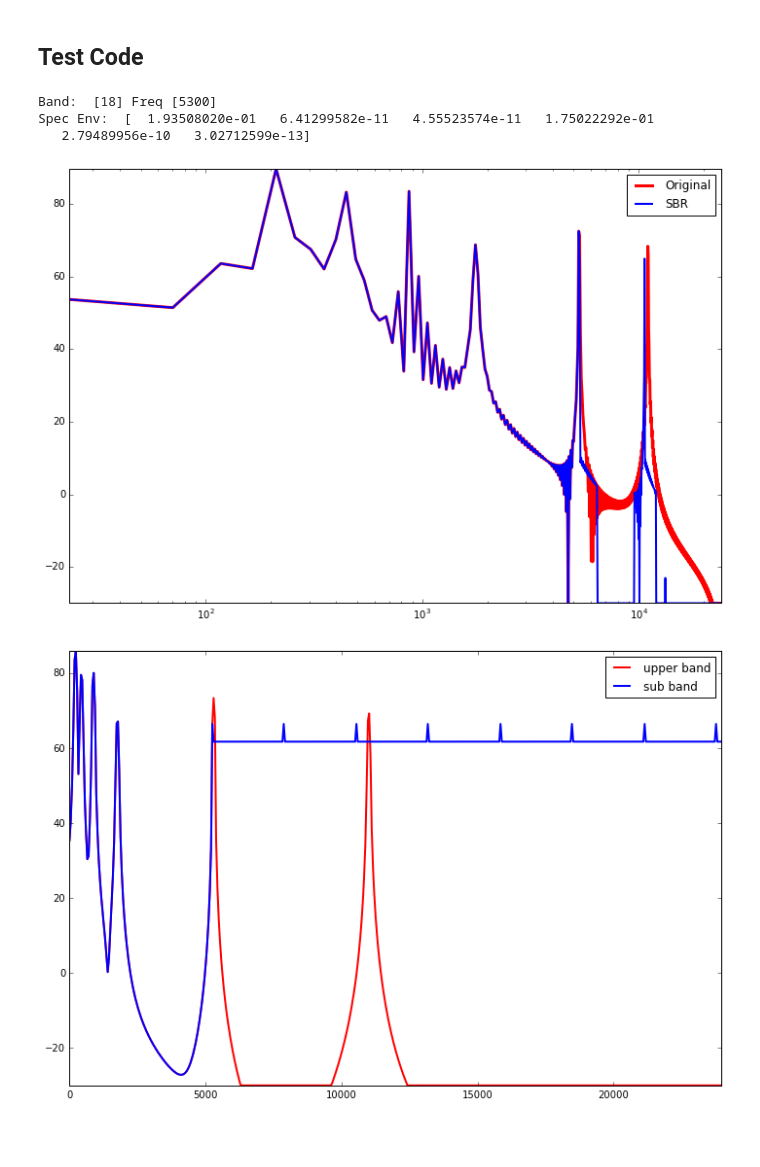
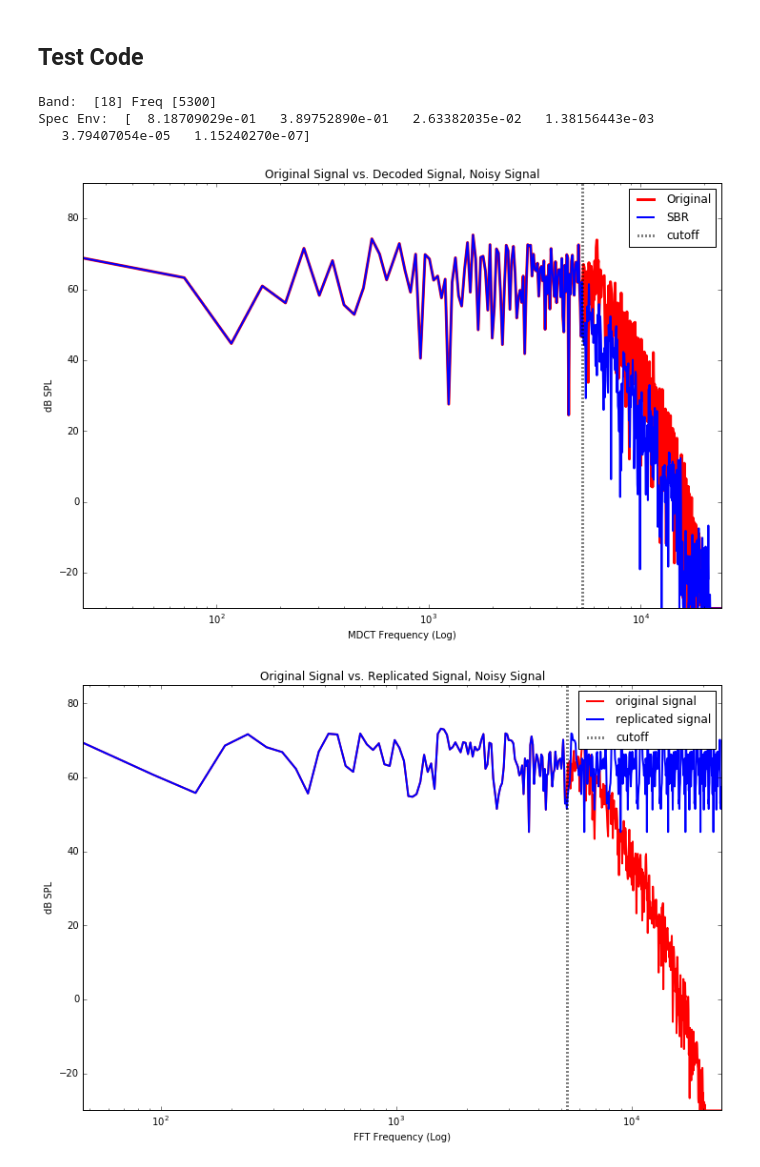
Before and after one commit to nickgang/ccrmac, a Jupyter notebook: baseCoder/SBR.ipynb, the cells around one changed output. Drawn from its saved outputs; the diff is of its cells as text; code cells hidden in the pictures; blank space fills up the shorter version.

Commit message:
Adding nice plotting stuff to ipython notebook.

```diff
--- a/baseCoder/SBR.ipynb
+++ b/baseCoder/SBR.ipynb
@@ -35,9 +35,9 @@ def calcSpecEnv(data,cutoff,fs,hfRecType=2):
         subSTD = np.std(subBand)
         if tonalness>15:
             # Add noise to peaky sub band for bins more than 1 STD below the mean
-            noiseBins = len(np.nonzero(subBand<np.mean(subBand)))
+            noiseBins = len(subBand[np.nonzero(subBand<np.mean(subBand))])
             subBand[np.nonzero(subBand<np.mean(subBand))] += \
-                            np.absolute(np.random.normal(0,0.001,noiseBins))
+                            np.absolute(np.random.normal(0,0.00001,noiseBins))
         # Add in additional high frequencies if there are less
         lowSize = int(len(subBand))
         highSize = int(len(XnI[cutBin:]))
@@ -69,9 +69,14 @@ def calcSpecEnv(data,cutoff,fs,hfRecType=2):
     specEnv[np.nonzero(np.isnan(specEnv))] = 1 # Get rid of pesky nans
 
     plt.figure(2)
-    plt.plot(freqVec,p.SPL(XnI),color='red',lw=2,label='upper band')
+    plt.semilogx(freqVec,p.SPL(XnI),color='red',lw=2,label='original signal')
     plt.hold(True)
-    plt.plot(freqVec,p.SPL(recBand),color='blue',lw=2,label='sub band')
+    plt.semilogx(freqVec,p.SPL(recBand),color='blue',lw=2,label='replicated signal')
+    plt.hold(True)
+    plt.semilogx(np.ones(2)*cutoff,[-30,85],color='black',lw=3,ls='dotted',label='cutoff')
+    plt.xlabel('FFT Frequency (Log)')
+    plt.ylabel('dB SPL')
+    plt.title('Original Signal vs. Replicated Signal, Noisy Signal')
     a = plt.gca()
     a.legend()
     a.axis('tight')
@@ -115,7 +120,7 @@ def AddHiFreqs(mdctLines,fs,cutoff):
     nMDCT = len(mdctLines)
     cutBin = freqToBin(nMDCT,cutoff,fs)
     noiseBins = len(mdctLines[cutBin:])
-    mdctLines[cutBin:] += np.absolute(np.random.normal(0,0.00001,noiseBins))# Add some noise to reconstructed bins
+    mdctLines[cutBin:] *= np.absolute(np.random.normal(0,0.05,noiseBins))# Add some noise to reconstructed bins
     return mdctLines
 # %%
 # Envelope Adjustment (assumes HF Reconstruction has occured)
@@ -172,46 +177,52 @@ if __name__ == "__main__":
     freqVec = np.arange(0,fs/2,fs/float(N)) # Vector of frequencies for plotting
     freqMDCT = freqVec + (fs/float(2.*N)) # MDCT Lines
 
-    # Test Signal from previous hw
-    A = np.array([0.40,0.20,0.20,0.09,0.06,0.05]) # Sinusoidal component amplitudes
-    F = np.array([220,440,880,5300,11000,1760]) # Sinusoidal frequencies
-    xn = A[0]*np.cos(2*np.pi*F[0]*n) + A[1]*np.cos(2*np.pi*F[1]*n) +\
-    A[2]*np.cos(2*np.pi*F[2]*n) + A[3]*np.cos(2*np.pi*F[3]*n) + \
-    A[4]*np.cos(2*np.pi*F[4]*n) + A[5]*np.cos(2*np.pi*F[5]*n)
+#     # Test Signal from previous hw
+#     A = np.array([0.40,0.20,0.20,0.09,0.06,0.05]) # Sinusoidal component amplitudes
+#     F = np.array([220,440,880,5300,11000,1760]) # Sinusoidal frequencies
+#     xn = A[0]*np.cos(2*np.pi*F[0]*n) + A[1]*np.cos(2*np.pi*F[1]*n) +\
+#     A[2]*np.cos(2*np.pi*F[2]*n) + A[3]*np.cos(2*np.pi*F[3]*n) + \
+#     A[4]*np.cos(2*np.pi*F[4]*n) + A[5]*np.cos(2*np.pi*F[5]*n)
 
-# #     Noise Signal
-#     x = np.random.uniform(-1,1,(N))
-#     b,a = signal.butter(5,0.25) # lowpass filter
-#     xn = signal.lfilter(b,a,x)
+#     Noise Signal
+    x = np.random.uniform(-1,1,(N))
+    b,a = signal.butter(5,0.25) # lowpass filter
+    xn = signal.lfilter(b,a,x)
 
 
     Xmdct = m.MDCT(w.SineWindow(xn),N/2,N/2) # Compute FFT of signal
     sineWin = (1/float(N))*np.sum(np.power(w.SineWindow(np.ones_like(xn)),2)) # Get avg pow of hann window
     XmI = (2/sineWin)*(np.power(np.abs(Xmdct),2)) # Convert values of FFT to intensity
 
     cutoff = 5300
 
     specEnv = calcSpecEnv(xn,cutoff,fs)
 
     copyBins = np.array(XmI,copy=True)
     newBins = HiFreqRec(copyBins,fs,cutoff)
-#     noiseBins = AddHiFreqs(newBins,fs,cutoff)
+    noiseBins = AddHiFreqs(newBins,fs,cutoff)
     envBins = EnvAdjust(newBins,fs,cutoff,specEnv)
 
     plt.figure(1)
     plt.semilogx(freqMDCT,p.SPL(XmI),color='red',lw=3,label="Original")
     plt.hold(True)
     plt.semilogx(freqMDCT,p.SPL(envBins),color='blue',lw=2,label="SBR")
     plt.hold(True)
+    plt.plot(np.ones(2)*cutoff,[-30,90],color='black',lw=3,ls='dotted',label='cutoff')
+    plt.title('Original Signal vs. Decoded Signal, Noisy Signal')
+    plt.xlabel('MDCT Frequency (Log)')
+    plt.ylabel('dB SPL')
     a = plt.gca()
     a.legend()
     a.axis('tight')
 
+
+
     print 'Band: ',freqToBand(cutoff),'Freq',p.cbFreqLimits[freqToBand(cutoff)]
     print 'Spec Env: ',specEnv
 # %% [output]
 Band:  [18] Freq [5300]
-Spec Env:  [  1.93508020e-01   6.41299582e-11   4.55523574e-11   1.75022292e-01
-   2.79489956e-10   3.02712599e-13]
+Spec Env:  [  8.18709029e-01   3.89752890e-01   2.63382035e-02   1.38156443e-03
+   3.79407054e-05   1.15240270e-07]
-[figure, old version]
+[figure, new version]
-[figure, old version]
+[figure, new version]
```
